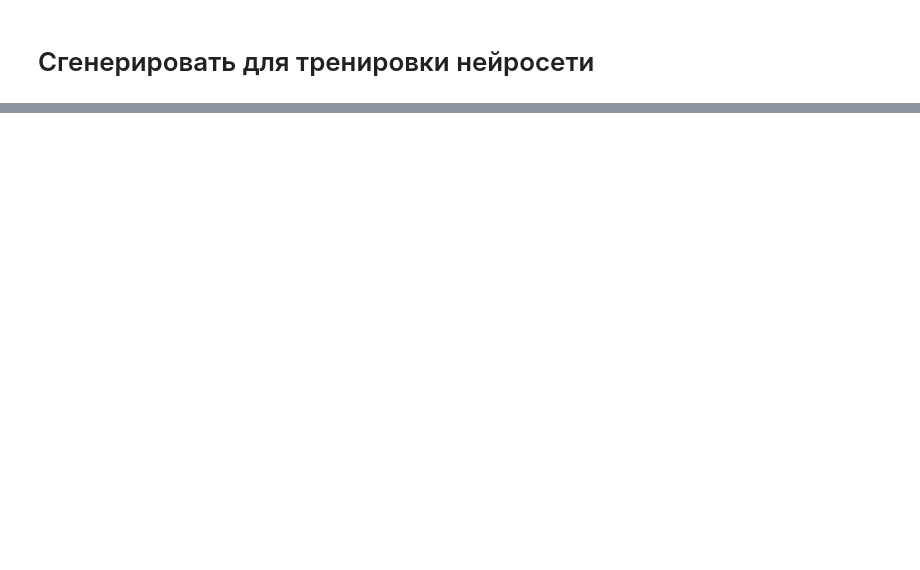
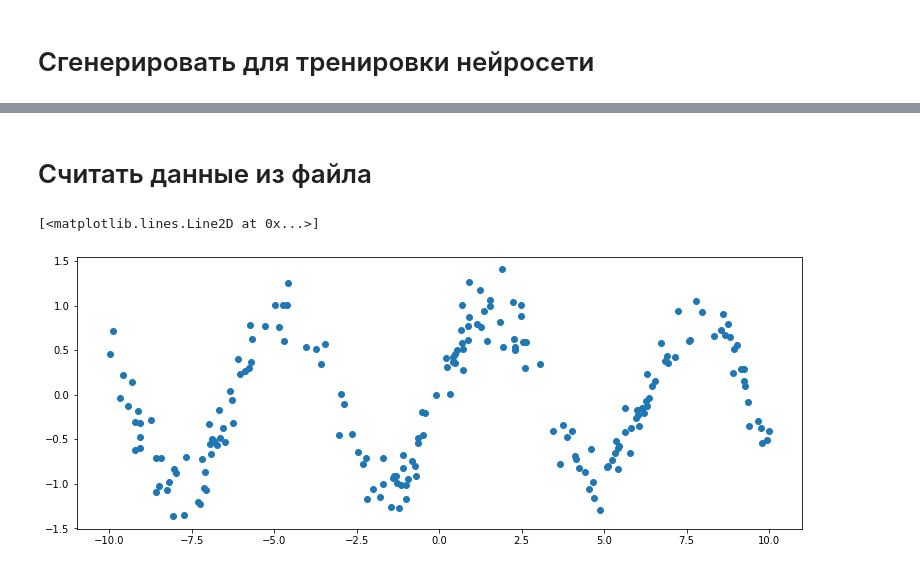
Before and after one commit to KaluginaMarina/small_neural_network, a Jupyter notebook: approximation.ipynb, the cells around one changed output, grey strips where cells are left out. Drawn from its saved outputs; the diff is of its cells as text; code cells hidden in the pictures; blank space fills up the shorter version.

Commit message:
получение данных с файла

```diff
--- a/approximation.ipynb
+++ b/approximation.ipynb
@@ -24,3 +25,24 @@ y_validation.unsqueeze_(1);
+# %% [markdown]
+# Считать данные из файла
+# %%
+def read_data(filename):
+    with open(filename, 'r') as fp:
+        reader = csv.reader(fp, delimiter=',', quotechar='"')
+        data_read = [row for row in reader]
+
+
+    data_read = [[float(num) for num in nums] for nums in data_read]
+    return torch.tensor(data_read)
+
+x_train = read_data('input/x_train_file')
+y_train = read_data('input/y_train_file')
+x_validation = read_data('input/x_validation_file')
+y_validation = read_data('input/y_validation_file')
+
+plt.plot(x_train.numpy(), y_train.numpy(), 'o')
+# %% [output]
+[<matplotlib.lines.Line2D at 0x...>]
+[figure, added]
 # %%
 class SineNet(torch.nn.Module):
     def __init__(self, n_hidden_neurons):
```
Also changed, not shown: parts of 4 cells of this notebook.
